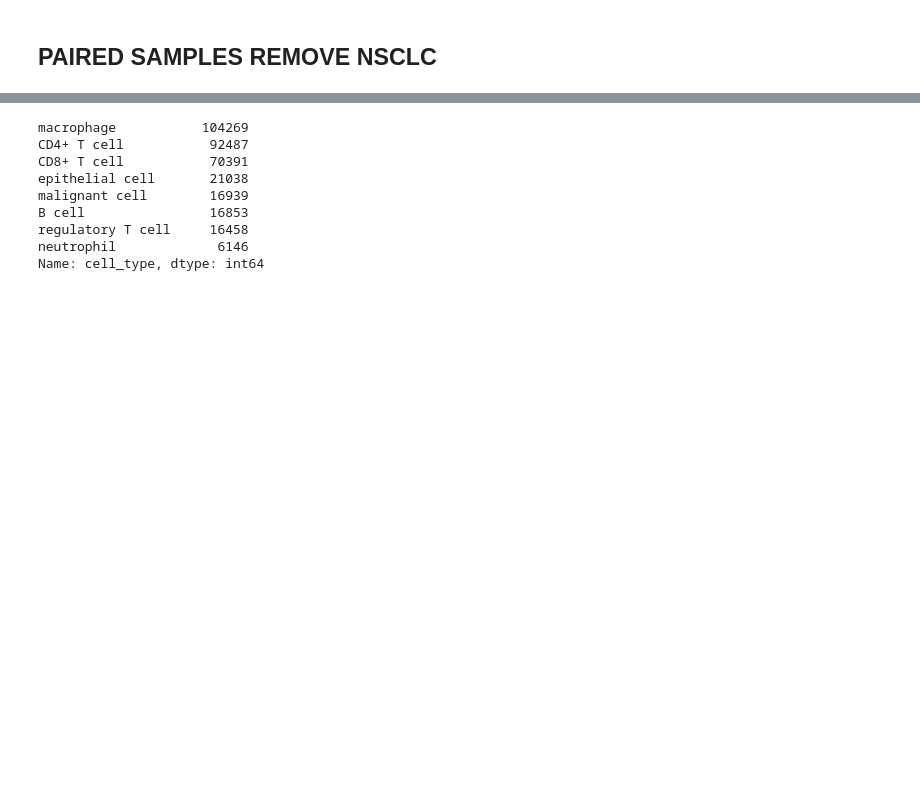
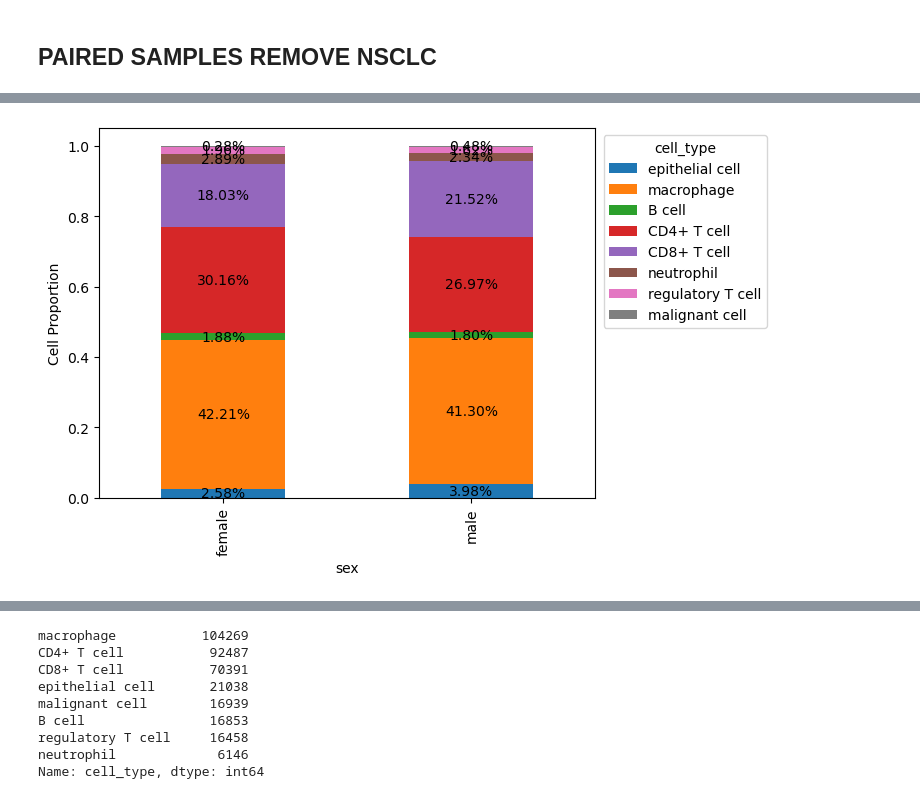
Before and after one commit to ErikaKvalem/NSCLC_gender_2023, a Jupyter notebook: 02-scripts/010_analysis_paired_include_guon/90_compositional_analysis.ipynb, the cells around one changed output, grey strips where cells are left out. Drawn from its saved outputs; the diff is of its cells as text; code cells hidden in the pictures; blank space fills up the shorter version.

```diff
--- a/02-scripts/010_analysis_paired_include_guon/90_compositional_analysis.ipynb
+++ b/02-scripts/010_analysis_paired_include_guon/90_compositional_analysis.ipynb
@@ -157,5 +157,8 @@ plt.show()
 #paired_adata.write_h5ad("paired_adata.h5ad")
 # %%
 paired_adata = sc.read_h5ad("paired_adata.h5ad")
+# %%
+paired_adata_normal = paired_adata[paired_adata.obs["origin"]=="normal_adjacent"]
+paired_adata_tumor = paired_adata[paired_adata.obs["origin"]=="tumor_primary"]
 # %%
 df_num = paired_adata.obs[["cell_type","sex"]].value_counts()
@@ -192,0 +267,27 @@ plt.show()
+# %%
+tmp = pd.crosstab(paired_adata_normal.obs['cell_type'], paired_adata_normal.obs['sex'], normalize='columns').T
+
+# Plotting the stacked barplot
+ax = tmp.plot(kind='bar', stacked=True)
+
+# Annotating percentages
+for p in ax.patches:
+    width = p.get_width()
+    height = p.get_height()
+    x, y = p.get_xy()
+    ax.text(x + width / 2, y + height / 2, f'{height:.2%}', ha='center', va='center')
+
+# Adjusting legend
+ax.legend(title='cell_type', bbox_to_anchor=(1.36, 1), loc='upper right')
+# Adding y-axis label
+ax.set_ylabel('Cell Proportion')
+
+
+#plt.tight_layout()
+
+# Save the plot
+#plt.savefig('stacked_barplot_with_percentages_normal.png', bbox_inches='tight')
+# Show the plot
+plt.show()
+# %% [output]
+[figure, added]
```
Also changed, not shown: parts of 59 cells of this notebook.
